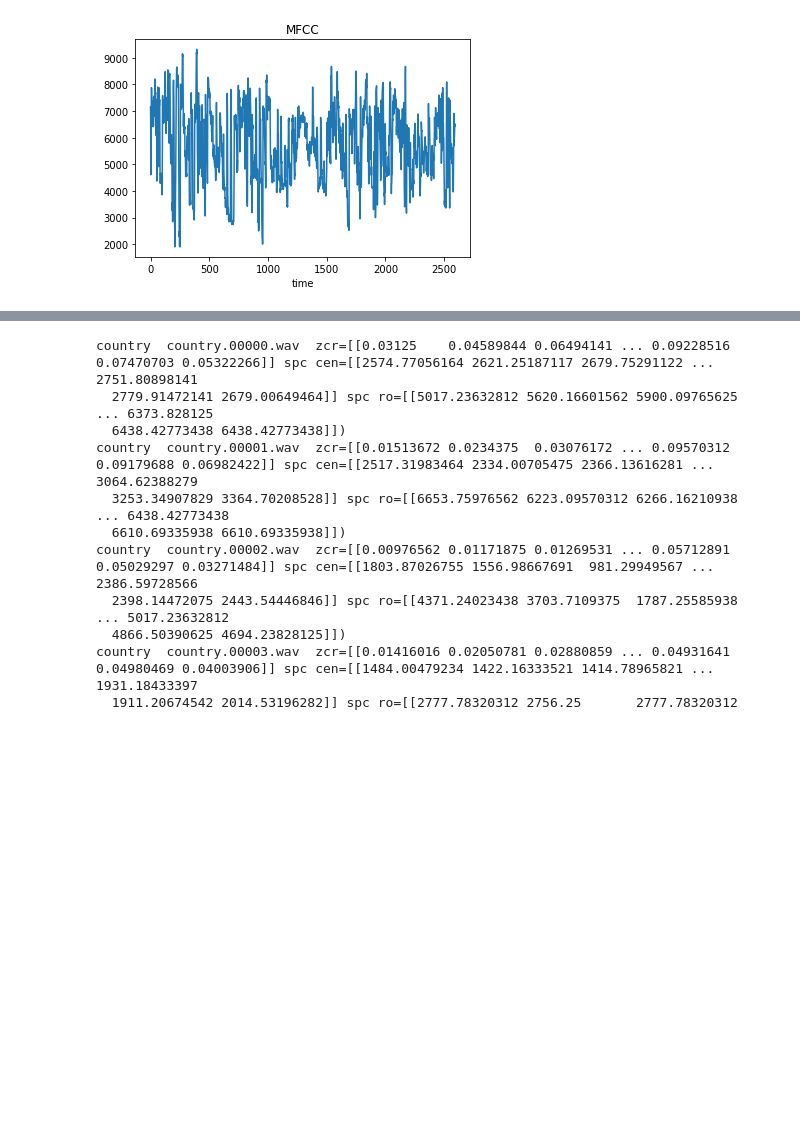
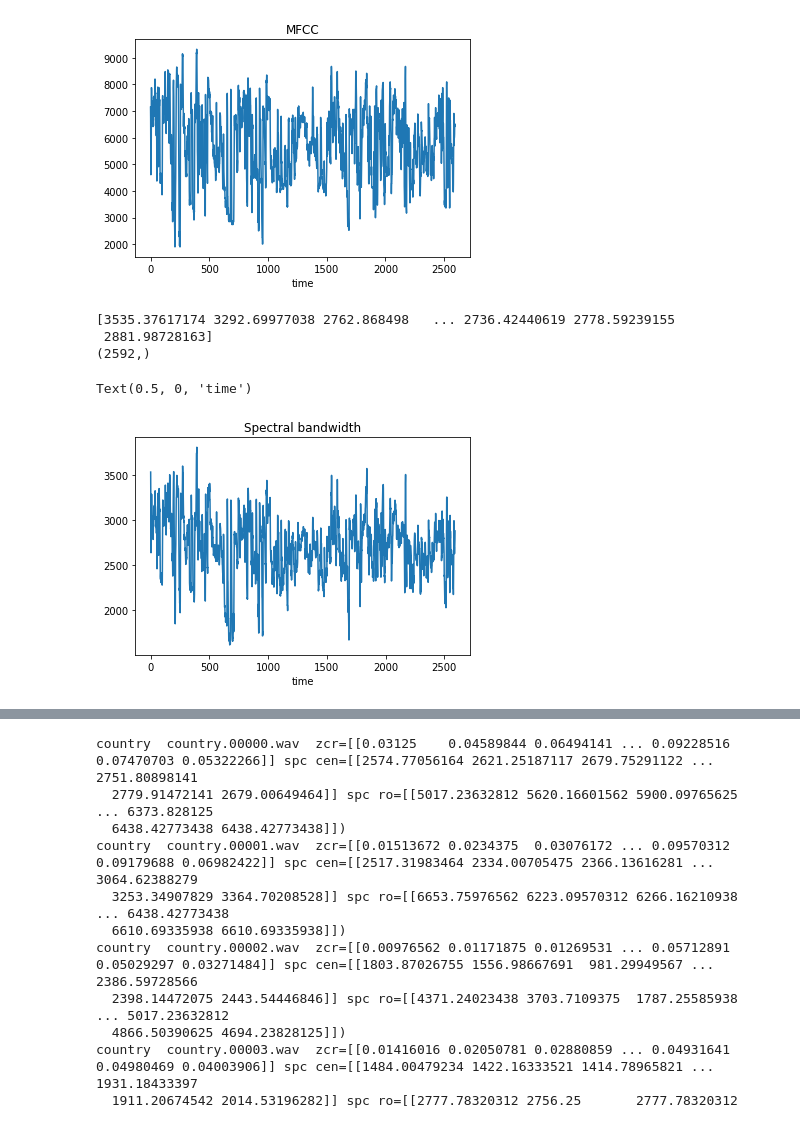
Before and after one commit to GangulySrishti/Genre-Classification-using-Audio-Processing, a Jupyter notebook: Sound Feature Extraction.ipynb, the cells around one changed output, grey strips where cells are left out. Saved outputs shown, nothing was run; the diff lists cells and outputs as text; code cells hidden in the pictures; blank space fills up the shorter version.

Commit message:
Chroma shift and spectral bandwidth added

```diff
--- a/Sound Feature Extraction.ipynb
+++ b/Sound Feature Extraction.ipynb
@@ -95,3 +95,17 @@ plt.xlabel("time")
   -2.12354589e+00  1.36805081e+00]]
 Text(0.5, 0, 'time')
 [figure]
+# %%
+#spectral bandwidth
+spbw = librosa.feature.spectral_bandwidth(x,sr)[0]
+print(spbw)
+print(spbw.shape)
+plt.plot(spbw)
+plt.title("Spectral bandwidth")
+plt.xlabel("time")
+# %% [output]
+[3535.37617174 3292.69977038 2762.868498   ... 2736.42440619 2778.59239155
+ 2881.98728163]
+(2592,)
+Text(0.5, 0, 'time')
+[figure, added]
```
Also changed, not shown: parts of 3 cells of this notebook, 3 other files.
